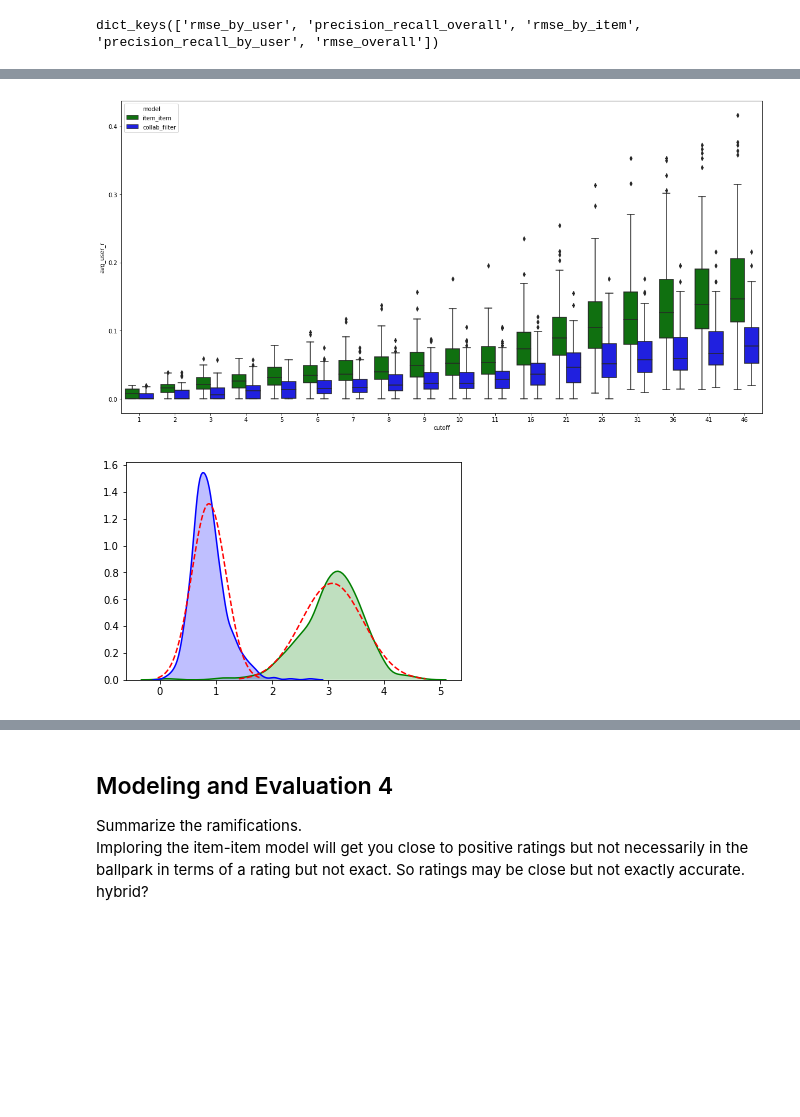
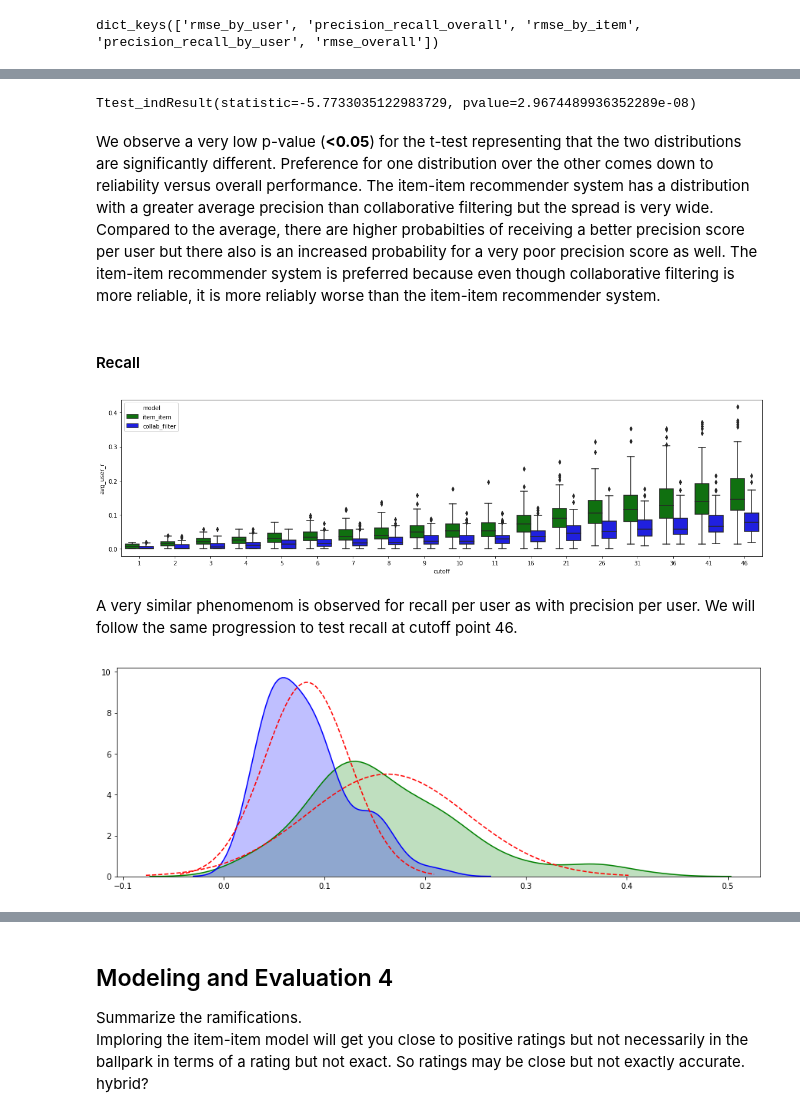
Before and after one commit to JackNelson/MSDS7331_Project3, a Jupyter notebook: MSDS7331_Lab3_AbrahamHarrisHidgonNelson.ipynb, the cells around one changed output, grey strips where cells are left out. Saved outputs shown, nothing was run; the diff lists cells and outputs as text; code cells hidden in the pictures; blank space fills up the shorter version.

Commit message:
ME2 coll filter and ME3

```diff
--- a/MSDS7331_Lab3_AbrahamHarrisHidgonNelson.ipynb
+++ b/MSDS7331_Lab3_AbrahamHarrisHidgonNelson.ipynb
@@ -925,22 +954,33 @@ ax = sns.boxplot(x="cutoff", y="avg_user_p", hue="model", palette=dict(item_item
+# %%
+stats.ttest_ind(mlab.normpdf(x,mu,sigma),mlab.normpdf(x2,mu2,sigma2))
+# %% [output]
+Ttest_indResult(statistic=-5.7733035122983729, pvalue=2.9674489936352289e-08)
+# %% [markdown]
+We observe a very low p-value (**<0.05**) for the t-test representing that the two distributions are significantly different.  Preference for one distribution over the other comes down to reliability versus overall performance.  The item-item recommender system has a distribution with a greater average precision than collaborative filtering but the spread is very wide.  Compared to the average, there are higher probabilties of receiving a better precision score per user but there also is an increased probability for a very poor precision score as well.  The item-item recommender system is preferred because even though collaborative filtering is more reliable, it is more reliably worse than the item-item recommender system.
+# %% [markdown]
+<h4> Recall </h4>
 # %%
-fig, ax = plt.subplots(figsize=(20, 10))
+fig, ax = plt.subplots(figsize=(20, 5))
 ax = sns.boxplot(x="cutoff", y="avg_user_r", hue="model", palette=dict(item_item = 'g', collab_filter = 'b'),
                  data=user_pr_avgs.to_dataframe())
 # %% [output]
-[figure, old version]
+[figure, new version]
+# %% [markdown]
+A very similar phenomenom is observed for recall per user as with precision per user.  We will follow the same progression to test recall at cutoff point 46.
 # %%
-mu = rec_item_similarity_results['rmse_by_user']['rmse'].mean()
-sigma = rec_item_similarity_results['rmse_by_user']['rmse'].std()
+mu = user_pr_avgs_46_ii['avg_user_r'].mean()
+sigma = user_pr_avgs_46_ii['avg_user_r'].std()
+
+mu2 = user_pr_avgs_46_cf['avg_user_r'].mean()
+sigma2 = user_pr_avgs_46_cf['avg_user_r'].std()
+
+fig, ax = plt.subplots(figsize=(15, 5))
+ax = sns.kdeplot(user_pr_avgs_46_ii['avg_user_r'], color='g', shade=True)
+ax = sns.kdeplot(user_pr_avgs_46_cf['avg_user_r'], color='b', shade=True)
 x = np.linspace(mu - 3*sigma, mu + 3*sigma, 100)
-
-mu2 = rec_rank_fact_results['rmse_by_user']['rmse'].mean()
-sigma2 = rec_rank_fact_results['rmse_by_user']['rmse'].std()
 x2 = np.linspace(mu2 - 3*sigma2, mu2 + 3*sigma2, 100)
-
-ax = sns.kdeplot(rec_item_similarity_results['rmse_by_user']['rmse'], color='g', shade=True)
-ax = sns.kdeplot(rec_rank_fact_results['rmse_by_user']['rmse'], color='b', shade=True)
 ax = plt.plot(x,mlab.normpdf(x, mu, sigma), color='r', linestyle='--')
 ax = plt.plot(x2,mlab.normpdf(x2, mu2, sigma2), color='r', linestyle='--')
 # %% [output]
-[figure, old version]
+[figure, new version]
 # %%
```
Also changed, not shown: parts of 25 cells of this notebook.
